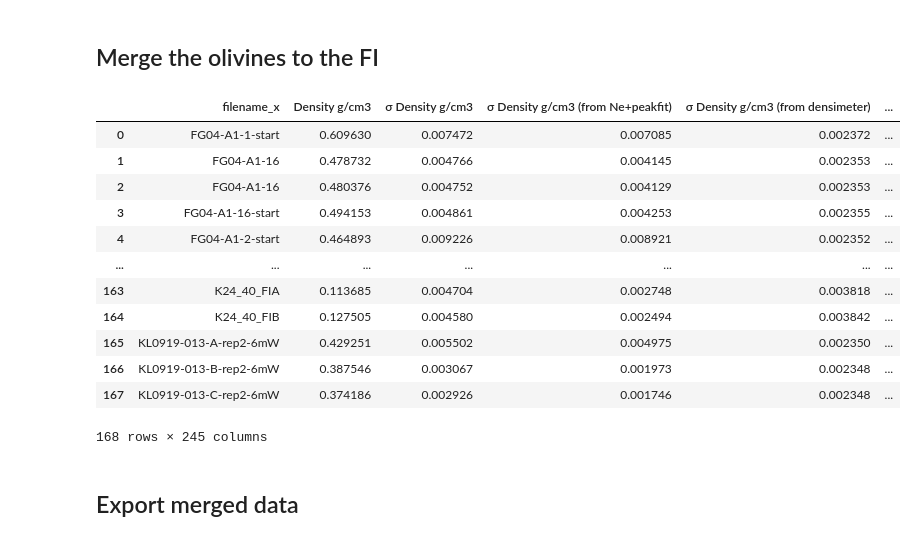
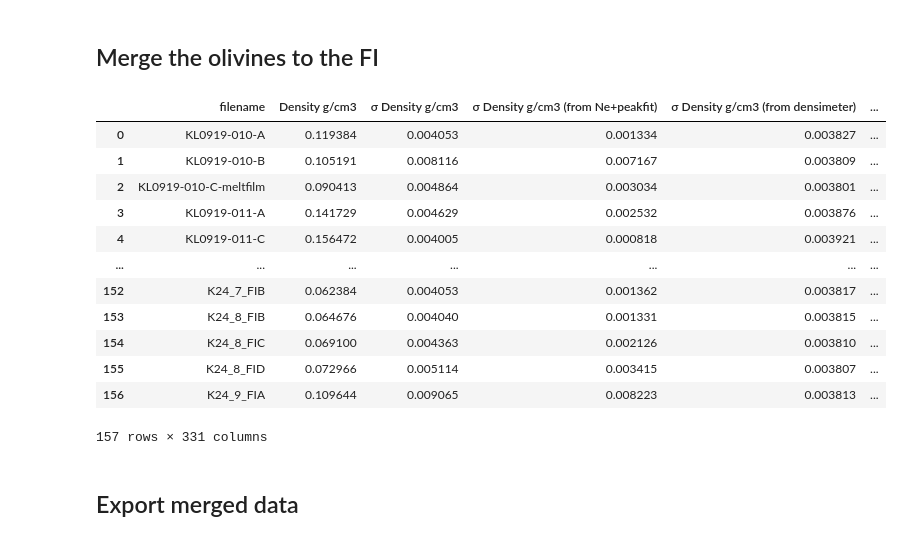
Before and after one commit to cljdevitre/PrePostCalderaKil_2025, a Jupyter notebook: Version_on_pcloud/Data_processing_notebooks/Data_processing_SWRZ/SWRZ_Merge_Raman+mineralEDS.ipynb, the cells around one changed output. Cells and saved outputs as stored; diff of their text form; code cells hidden in the pictures.

```diff
--- a/Version_on_pcloud/Data_processing_notebooks/Data_processing_SWRZ/SWRZ_Merge_Raman+mineralEDS.ipynb
+++ b/Version_on_pcloud/Data_processing_notebooks/Data_processing_SWRZ/SWRZ_Merge_Raman+mineralEDS.ipynb
@@ -35,7 +35,7 @@ if not os.path.exists(compilation_folder):
 # %% [markdown]
 ## First import the Raman data
 # %%
-Raman_df=pd.read_excel(compilation_folder+slash+'KL_SWRZ_Raman_only.xlsx')
+Raman_df=pd.read_excel(compilation_folder+slash+'SWRZ_Raman_averaged.xlsx')
 Raman_df = Raman_df.loc[:, ~Raman_df.columns.str.contains('Unnamed')]
 
 Raman_df
@@ -106,23 +92,23 @@ OlivineEDS.head()
 # %%
 sorted_df_renamed = OlivineEDS.rename(columns={'Sample Name': 'Name_on_SEM'})
 
 # Merge the dataframes on the 'Name_on_SEM' column
-combined_df = Raman_df_wnames.merge(sorted_df_renamed, on='Name_on_SEM', how='left')
+combined_df = Raman_df.merge(sorted_df_renamed, on='Name_on_SEM', how='left')
 combined_df
 # %% [output]
-|  | filename_x | Density g/cm3 | σ Density g/cm3 | σ Density g/cm3 (from Ne+peakfit) | σ Density g/cm3 (from densimeter) | ... |
-| 0 | FG04-A1-1-start | 0.609630 | 0.007472 | 0.007085 | 0.002372 | ... |
-| 1 | FG04-A1-16 | 0.478732 | 0.004766 | 0.004145 | 0.002353 | ... |
-| 2 | FG04-A1-16 | 0.480376 | 0.004752 | 0.004129 | 0.002353 | ... |
-| 3 | FG04-A1-16-start | 0.494153 | 0.004861 | 0.004253 | 0.002355 | ... |
-| 4 | FG04-A1-2-start | 0.464893 | 0.009226 | 0.008921 | 0.002352 | ... |
+|  | filename | Density g/cm3 | σ Density g/cm3 | σ Density g/cm3 (from Ne+peakfit) | σ Density g/cm3 (from densimeter) | ... |
+| 0 | KL0919-010-A | 0.119384 | 0.004053 | 0.001334 | 0.003827 | ... |
+| 1 | KL0919-010-B | 0.105191 | 0.008116 | 0.007167 | 0.003809 | ... |
+| 2 | KL0919-010-C-meltfilm | 0.090413 | 0.004864 | 0.003034 | 0.003801 | ... |
+| 3 | KL0919-011-A | 0.141729 | 0.004629 | 0.002532 | 0.003876 | ... |
+| 4 | KL0919-011-C | 0.156472 | 0.004005 | 0.000818 | 0.003921 | ... |
 | ... | ... | ... | ... | ... | ... | ... |
-| 163 | K24_40_FIA | 0.113685 | 0.004704 | 0.002748 | 0.003818 | ... |
-| 164 | K24_40_FIB | 0.127505 | 0.004580 | 0.002494 | 0.003842 | ... |
-| 165 | KL0919-013-A-rep2-6mW | 0.429251 | 0.005502 | 0.004975 | 0.002350 | ... |
-| 166 | KL0919-013-B-rep2-6mW | 0.387546 | 0.003067 | 0.001973 | 0.002348 | ... |
-| 167 | KL0919-013-C-rep2-6mW | 0.374186 | 0.002926 | 0.001746 | 0.002348 | ... |
+| 152 | K24_7_FIB | 0.062384 | 0.004053 | 0.001362 | 0.003817 | ... |
+| 153 | K24_8_FIB | 0.064676 | 0.004040 | 0.001331 | 0.003815 | ... |
+| 154 | K24_8_FIC | 0.069100 | 0.004363 | 0.002126 | 0.003810 | ... |
+| 155 | K24_8_FID | 0.072966 | 0.005114 | 0.003415 | 0.003807 | ... |
+| 156 | K24_9_FIA | 0.109644 | 0.009065 | 0.008223 | 0.003813 | ... |
-168 rows × 245 columns
+157 rows × 331 columns
 # %% [markdown]
 ## Export merged data
 # %%
```
Also changed, not shown: parts of 3 cells of this notebook, 14 other files.
